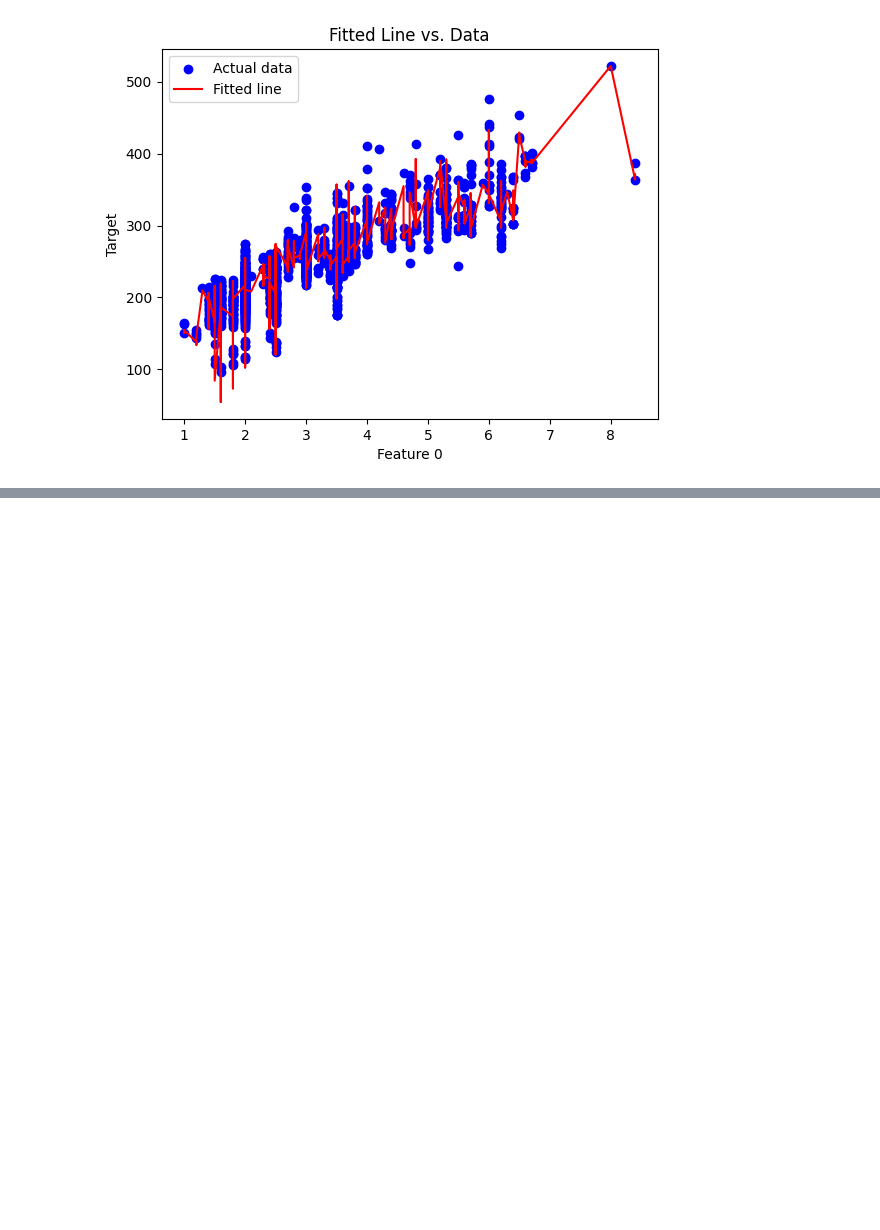
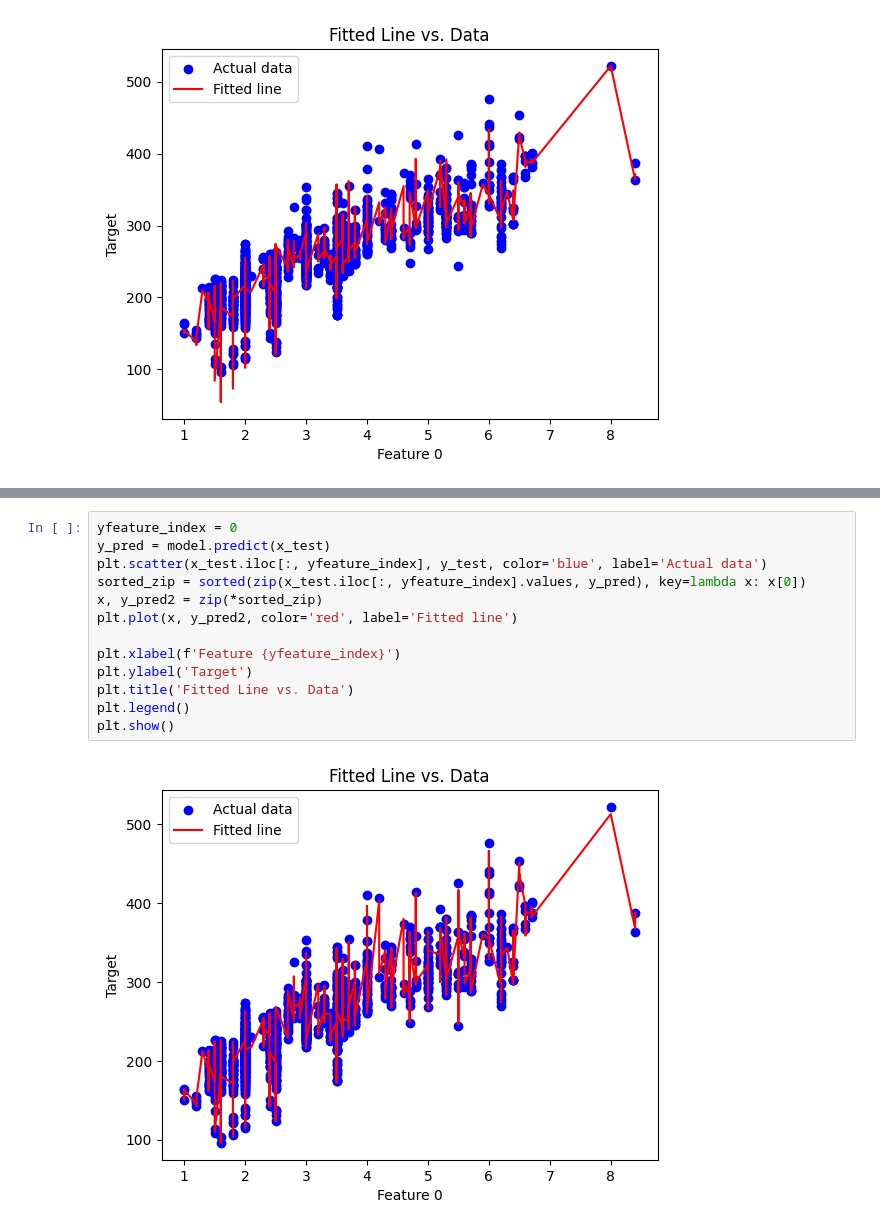
Before and after one commit to Hoseinrajabi1997/co2-emission, a Jupyter notebook: regression-co2-prediction.ipynb, the cells around one changed output, grey strips where cells are left out. Drawn from its saved outputs; the diff is of its cells as text; blank space fills up the shorter version.

```diff
--- a/regression-co2-prediction.ipynb
+++ b/regression-co2-prediction.ipynb
@@ -322,0 +326,15 @@ plt.show()
+# %%
+yfeature_index = 0
+y_pred = model.predict(x_test)
+plt.scatter(x_test.iloc[:, yfeature_index], y_test, color='blue', label='Actual data')
+sorted_zip = sorted(zip(x_test.iloc[:, yfeature_index].values, y_pred), key=lambda x: x[0])
+x, y_pred2 = zip(*sorted_zip)
+plt.plot(x, y_pred2, color='red', label='Fitted line')
+
+plt.xlabel(f'Feature {yfeature_index}')
+plt.ylabel('Target')
+plt.title('Fitted Line vs. Data')
+plt.legend()
+plt.show()
+# %% [output]
+[figure, added]
```
Also changed, not shown: parts of 6 cells of this notebook.
